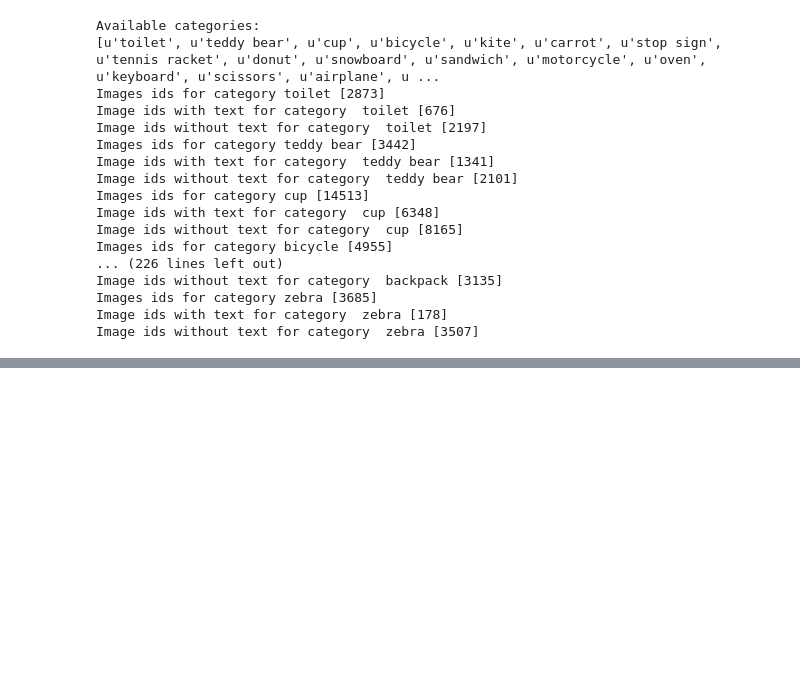
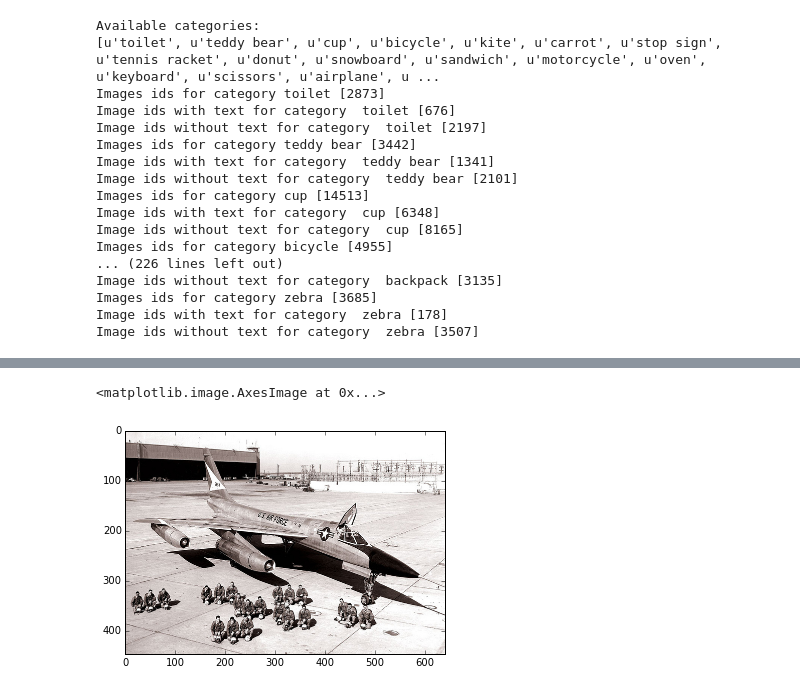
Before and after one commit to stevenygd/textmatters, a Jupyter notebook: Anecdotal Experiments.ipynb, the cells around one changed output, grey strips where cells are left out. Drawn from its saved outputs; the diff is of its cells as text; code cells hidden in the pictures; blank space fills up the shorter version.

```diff
--- a/Anecdotal Experiments.ipynb
+++ b/Anecdotal Experiments.ipynb
@@ -144,0 +152,17 @@ pipeline.makePickle('no_text_has_instance_img_ids', img_id_lst)
+# %%
+"""Starting anecdotal experiment!!"""
+"""First verify if ablating any part of a plane will disrupt the caption."""
+
+#get an airplane image
+import random
+from scipy import misc
+coco = pipeline.coco
+# imgids = coco.getImgIds(catIds= [category_names['airplane']['id']])
+# img = coco.loadImgs(imgids[random.randint(0, len(imgids))])[0]
+
+img = coco.loadImgs(178533)[0]
+I = misc.imread(os.path.join(COCO_PATH, 'train2014', img['file_name']))
+plt.imshow(I)
+# %% [output]
+<matplotlib.image.AxesImage at 0x...>
+[figure, added]
```
Also changed, not shown: parts of 5 cells of this notebook, 4 other files.
